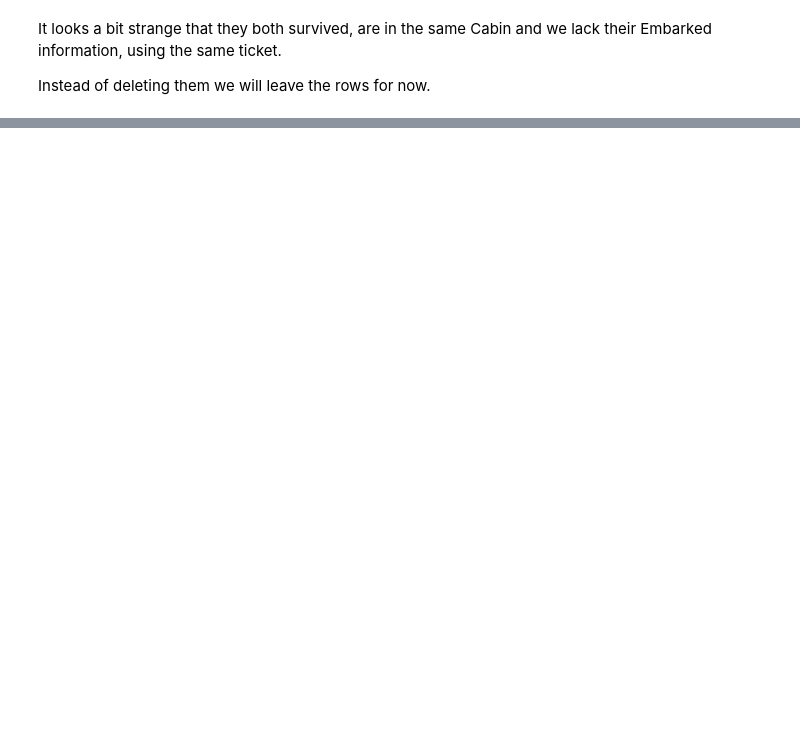
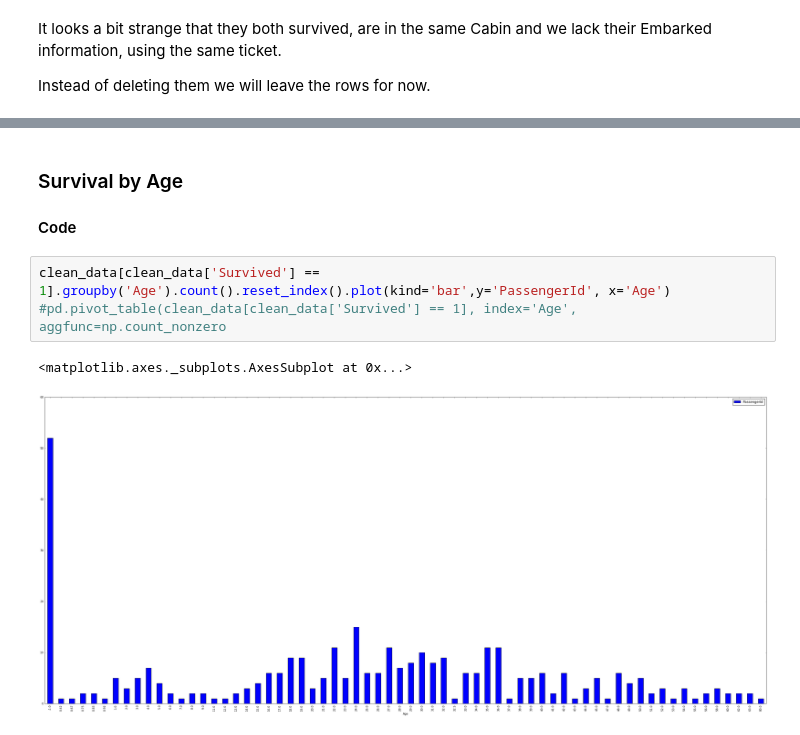
Before and after one commit to acamps/udacity_data_analyst_nanodegree, a Jupyter notebook: P2 - Investigate a Dataset - Titanic.ipynb, the cells around one changed output, grey strips where cells are left out. Drawn from its saved outputs; the diff is of its cells as text; blank space fills up the shorter version.

```diff
--- a/P2 - Investigate a Dataset - Titanic.ipynb
+++ b/P2 - Investigate a Dataset - Titanic.ipynb
@@ -97,0 +126,9 @@ Survival by age
+# %% [markdown]
+### Survival by Age
+#### Code
+# %%
+clean_data[clean_data['Survived'] == 1].groupby('Age').count().reset_index().plot(kind='bar',y='PassengerId', x='Age')
+#pd.pivot_table(clean_data[clean_data['Survived'] == 1], index='Age', aggfunc=np.count_nonzero
+# %% [output]
+<matplotlib.axes._subplots.AxesSubplot at 0x...>
+[figure, added]
```
Also changed, not shown: parts of 14 cells of this notebook.
